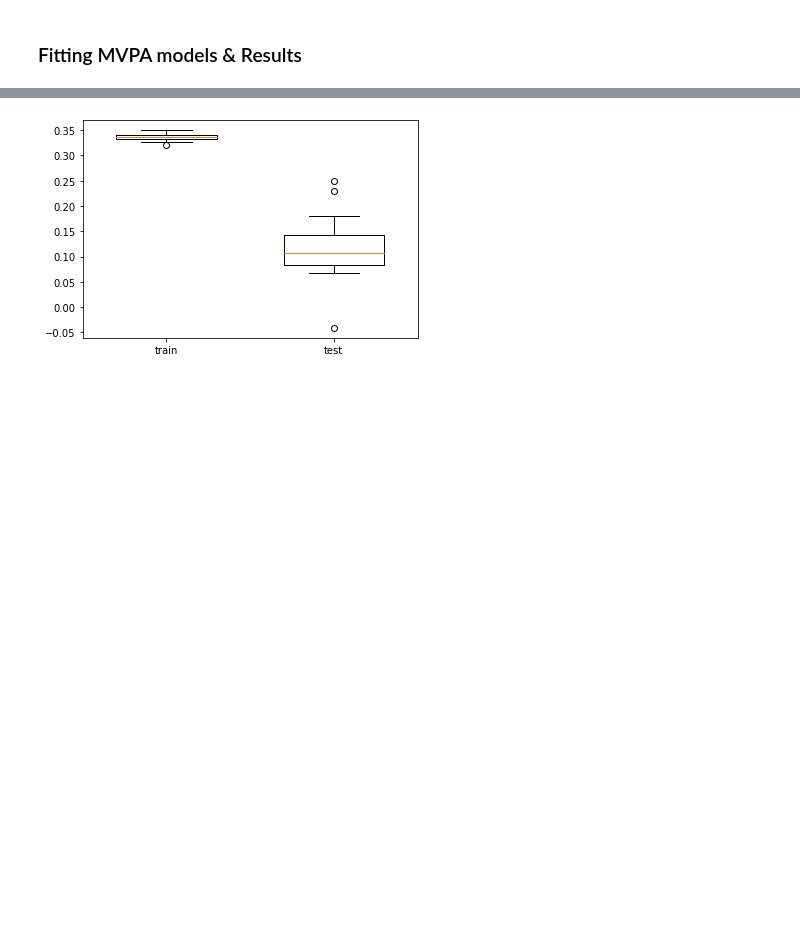
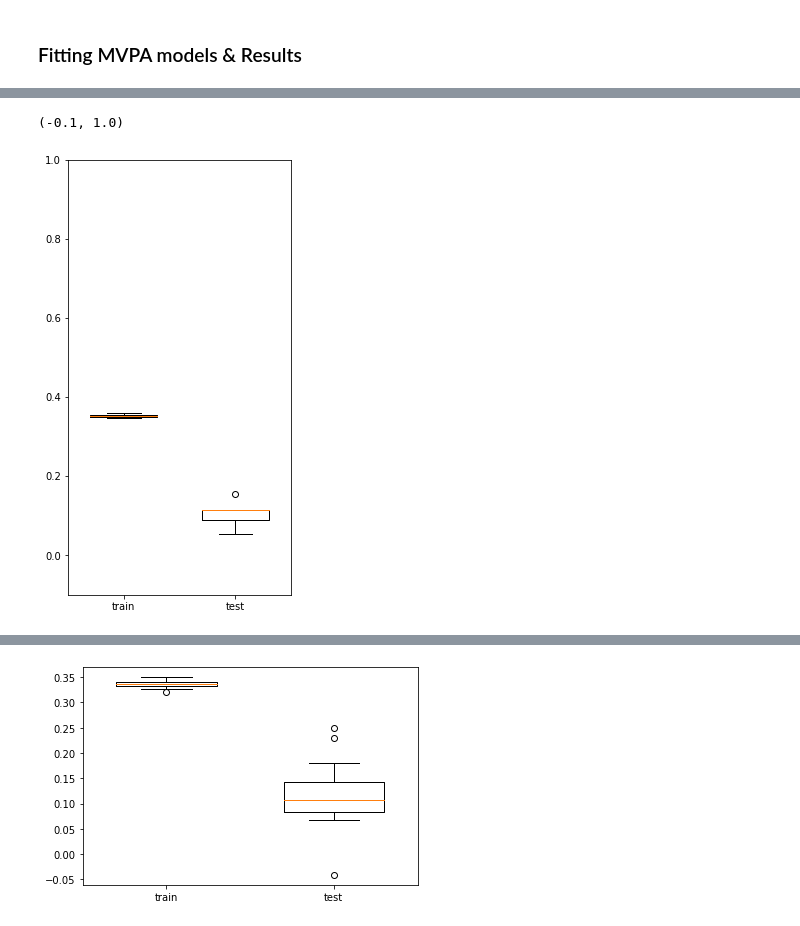
Before and after one commit to CCS-Lab/project_model_based_fmri, a Jupyter notebook: tutorials/tutorial_elasticnet.ipynb, the cells around one changed output, grey strips where cells are left out. Saved outputs shown, nothing was run; the diff lists cells and outputs as text; code cells hidden in the pictures; blank space fills up the shorter version.

```diff
--- a/tutorials/tutorial_elasticnet.ipynb
+++ b/tutorials/tutorial_elasticnet.ipynb
@@ -160 +167,8 @@ X_dict,y_dict = loader.get_data(subject_wise=True)
+# %%
+plt.figure(figsize=(4, 8))
+plt.boxplot([metrics_train[:,0], metrics_test[:,0]], labels=['train','test'], widths=0.6)
+plt.ylim(-.1,1.0)
+# %% [output]
+(-0.1, 1.0)
+[figure, added]
 # %%
```
Also changed, not shown: parts of 5 cells of this notebook, 4 other files.
